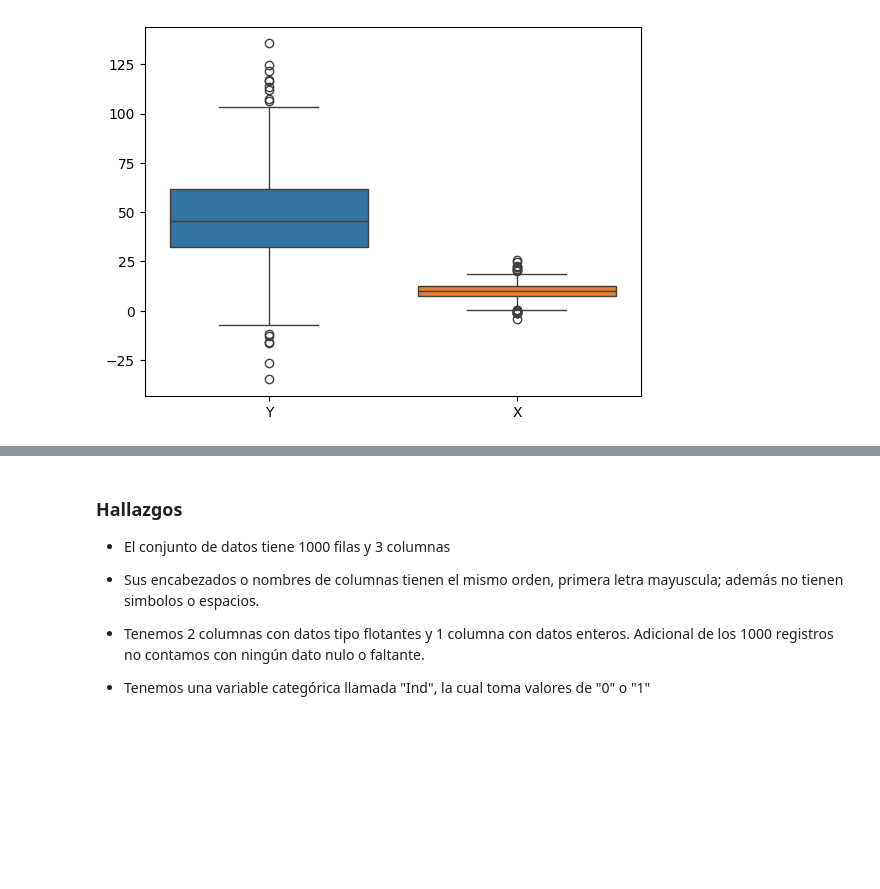
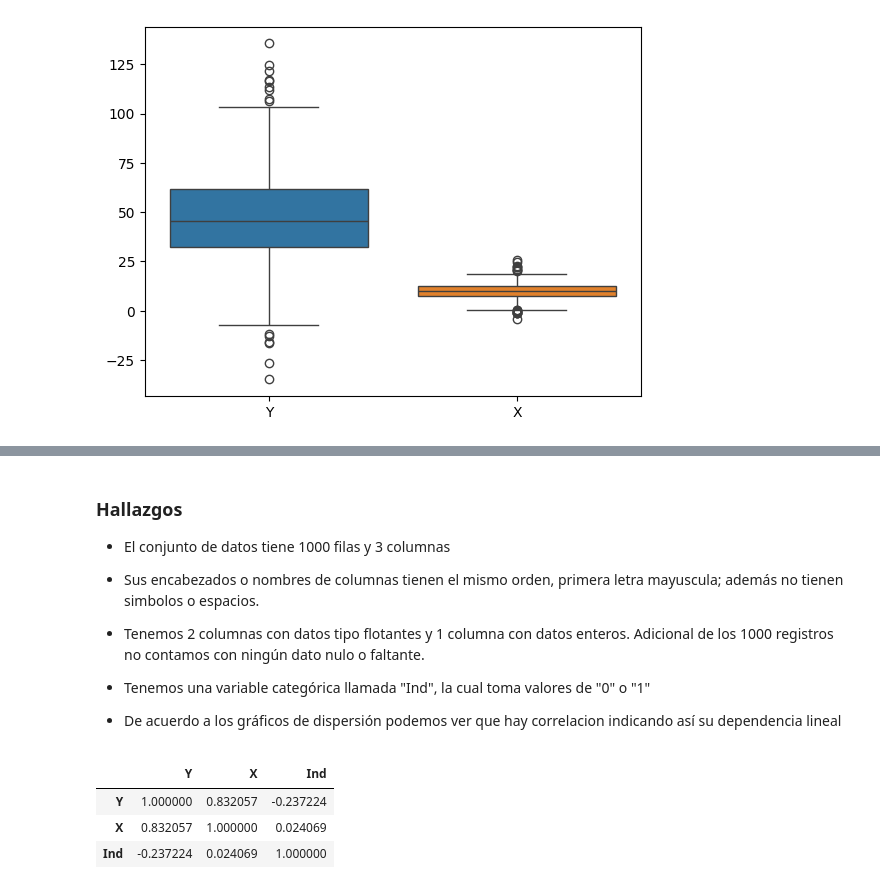
Before and after one commit to alfa7g7/Analisis-Cuantitativo-1er-semestre, a Jupyter notebook: examen-1.ipynb, the cells around one changed output, grey strips where cells are left out. Cells and saved outputs as stored; diff of their text form; code cells hidden in the pictures; blank space fills up the shorter version.

```diff
--- a/examen-1.ipynb
+++ b/examen-1.ipynb
@@ -125,3 +135,12 @@ sns.pairplot(df, hue='Ind')
 - Tenemos 2 columnas con datos tipo flotantes y 1 columna con datos enteros. Adicional de los 1000 registros no contamos con ningún dato nulo o faltante.
 
 - Tenemos una variable categórica llamada "Ind", la cual toma valores de "0" o "1"
+
+- De acuerdo a los gráficos de dispersión podemos ver que hay correlacion indicando así su dependencia lineal
+# %%
+df.corr() #determinamos el valor de correlaciones entre las variables
+# %% [output]
+|  | Y | X | Ind |
+| Y | 1.000000 | 0.832057 | -0.237224 |
+| X | 0.832057 | 1.000000 | 0.024069 |
+| Ind | -0.237224 | 0.024069 | 1.000000 |
```
Also changed, not shown: parts of 5 cells of this notebook.
